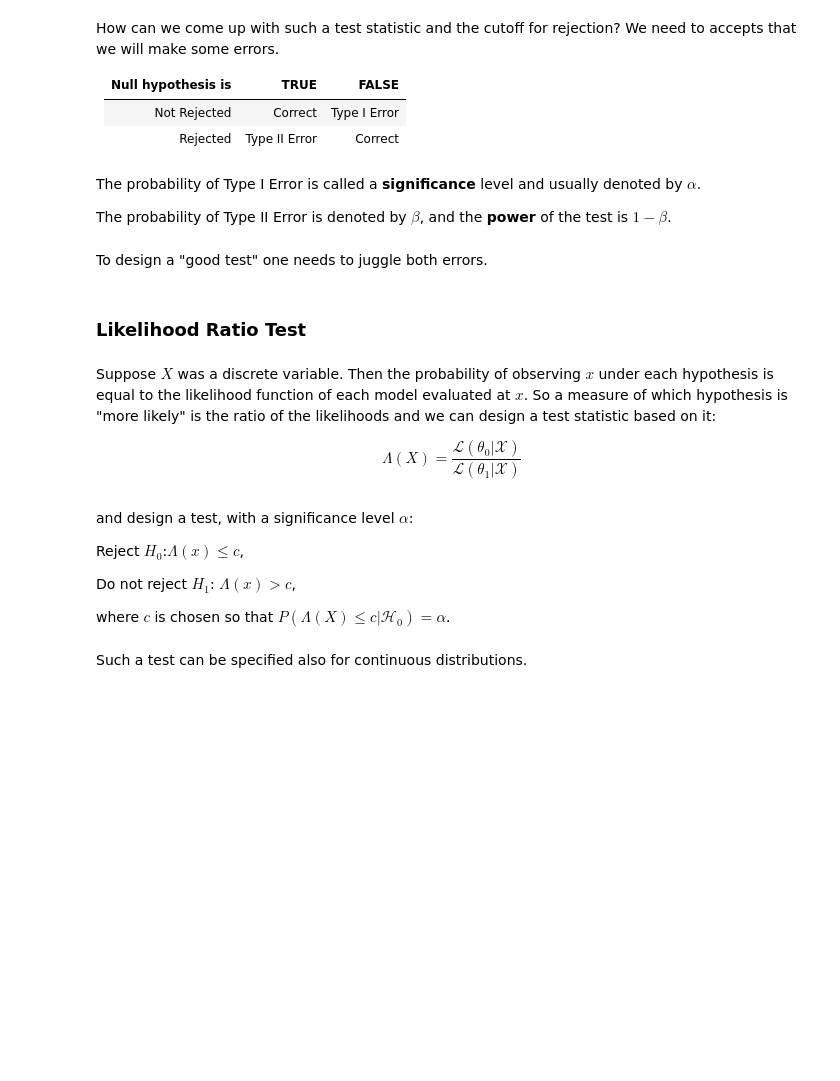
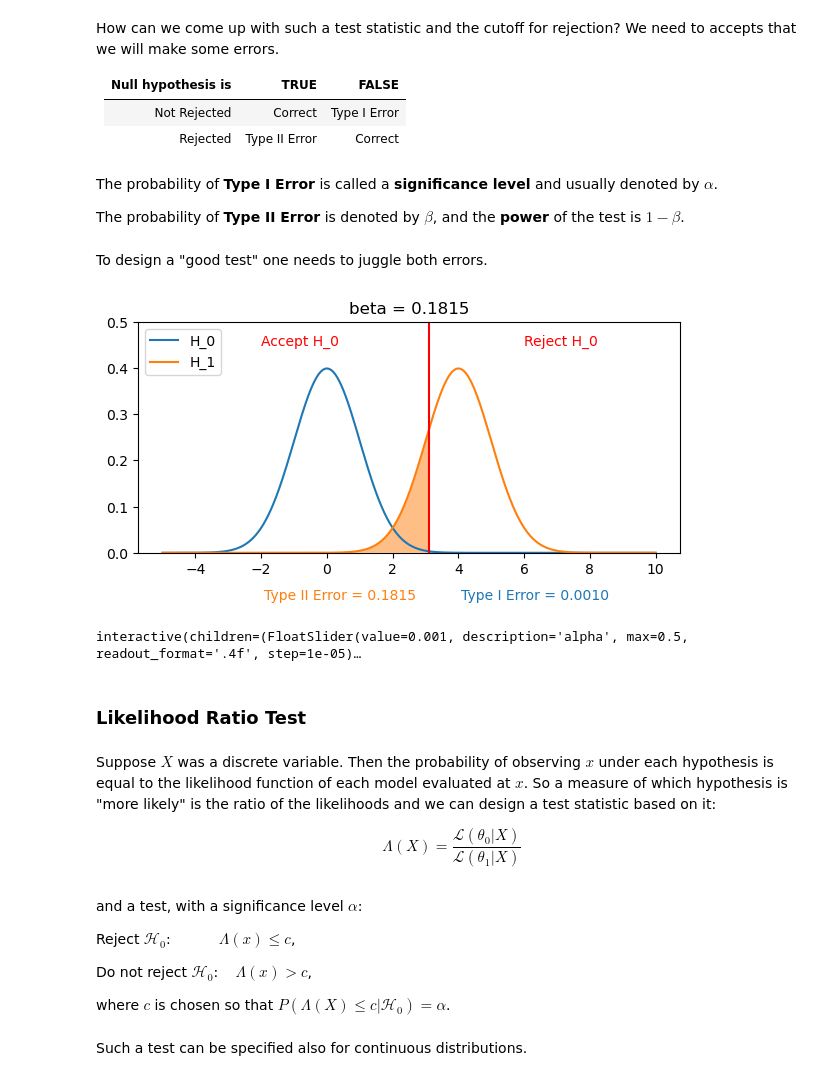
Before and after one commit to leewujung/fundamentals, a Jupyter notebook: boat_tutorials/primers/stats_05_testing.ipynb, the cells around one changed output. Cells and saved outputs as stored; diff of their text form; code cells hidden in the pictures; blank space fills up the shorter version.

```diff
--- a/boat_tutorials/primers/stats_05_testing.ipynb
+++ b/boat_tutorials/primers/stats_05_testing.ipynb
@@ -23,8 +31,8 @@ How can we come up with such a test statistic and the cutoff for rejection? We n
 |Not Rejected| Correct| Type I Error |
 |Rejected| Type II Error| Correct |
 # %% [markdown]
-The probability of Type I Error is called a **significance** level and usually denoted by $\alpha$.
+The probability of **Type I Error** is called a **significance level** and usually denoted by $\alpha$.
 
-The probability of Type II Error is denoted by $\beta$, and the **power** of the test is $1-\beta$.
+The probability of **Type II Error** is denoted by $\beta$, and the **power** of the test is $1-\beta$.
 # %% [markdown]
 To design a "good test" one needs to juggle both errors.
@@ -31,15 +43,57 @@ To design a "good test" one needs to juggle both errors.
+# %%
+# parameters for the hypothetical distributions
+mu_0 = 0
+mu_1 = 4
+
+# significance level
+alpha = 0.01
+
+
+xrange = np.linspace(-5, 10, 1000)
+
+null_likelihood = stats.norm.pdf(xrange, mu_0, 1)
+alternative_likelihood = stats.norm.pdf(xrange, mu_1, 1)
+# %%
+def plot_decision_boundary(alpha):
+    a = stats.norm.ppf(1-alpha, mu_0, 1)
+    beta = stats.norm.cdf(a, mu_1, 1)
+
+
+    plt.figure(figsize = (7, 3))
+    plt.plot(xrange, null_likelihood, label="H_0")
+    plt.plot(xrange, alternative_likelihood, label="H_1")
+
+    plt.fill_between(xrange, null_likelihood, where=(xrange>a), alpha=0.5)
+    plt.fill_between(xrange, alternative_likelihood, where=(xrange<a), alpha=0.5)
+    plt.axvline(a, color='r')
+    plt.ylim([0, 0.5])
+    plt.legend()
+    plt.text(6, 0.45, "Reject H_0", color = "red")
+    plt.text(-2, 0.45, "Accept H_0", color = "red")
+    plt.title("beta = {:.4f}".format(beta))
+    plt.text(a+1, -0.1, "Type I Error = {:.4f}".format(alpha), color="C0")
+    plt.text(a-5, -0.1, "Type II Error = {:.4f}".format(beta), color="C1")
+# %%
+from ipywidgets import interact, FloatSlider
+
+alpha_slider = FloatSlider(min=0, max=0.5, step=0.00001, value=0.001, readout_format='.4f')
+
+out = interact(plot_decision_boundary, alpha = alpha_slider)
+# %% [output]
+[figure, added]
+interactive(children=(FloatSlider(value=0.001, description='alpha', max=0.5, readout_format='.4f', step=1e-05)…
 # %% [markdown]
 ### Likelihood Ratio Test
 # %% [markdown]
 Suppose $X$ was a discrete variable. Then the probability of observing $x$ under each hypothesis is equal to the likelihood function of each model evaluated at $x$. So a measure of which hypothesis is "more likely" is the ratio of the likelihoods and we can design a test statistic based on it:
 
-$$\Lambda(X) = \frac{\mathcal{L(\theta_0|X)}}{\mathcal{L(\theta_1|X)}}$$
+$$\Lambda(X) = \frac{\mathcal{L}(\theta_0|X)}{\mathcal{L}(\theta_1|X)}$$
 # %% [markdown]
-and design a test, with a significance level $\alpha$:
+and a test, with a significance level $\alpha$:
 
-Reject $H_0$:$\Lambda(x)\le c$,
+Reject $\mathcal{H_0}$:$\hspace{38pt}\Lambda(x)\le c$,
 
-Do not reject $H_1$: $\Lambda(x)> c$,
+Do not reject $\mathcal{H_0}$:$\hspace{10pt}$ $\Lambda(x)> c$,
 
 where $c$ is chosen so that $P(\Lambda(X)\le c|\mathcal{H_0}) = \alpha$.
 # %% [markdown]
```
Also changed, not shown: parts of 32 cells of this notebook, 5 other files.
